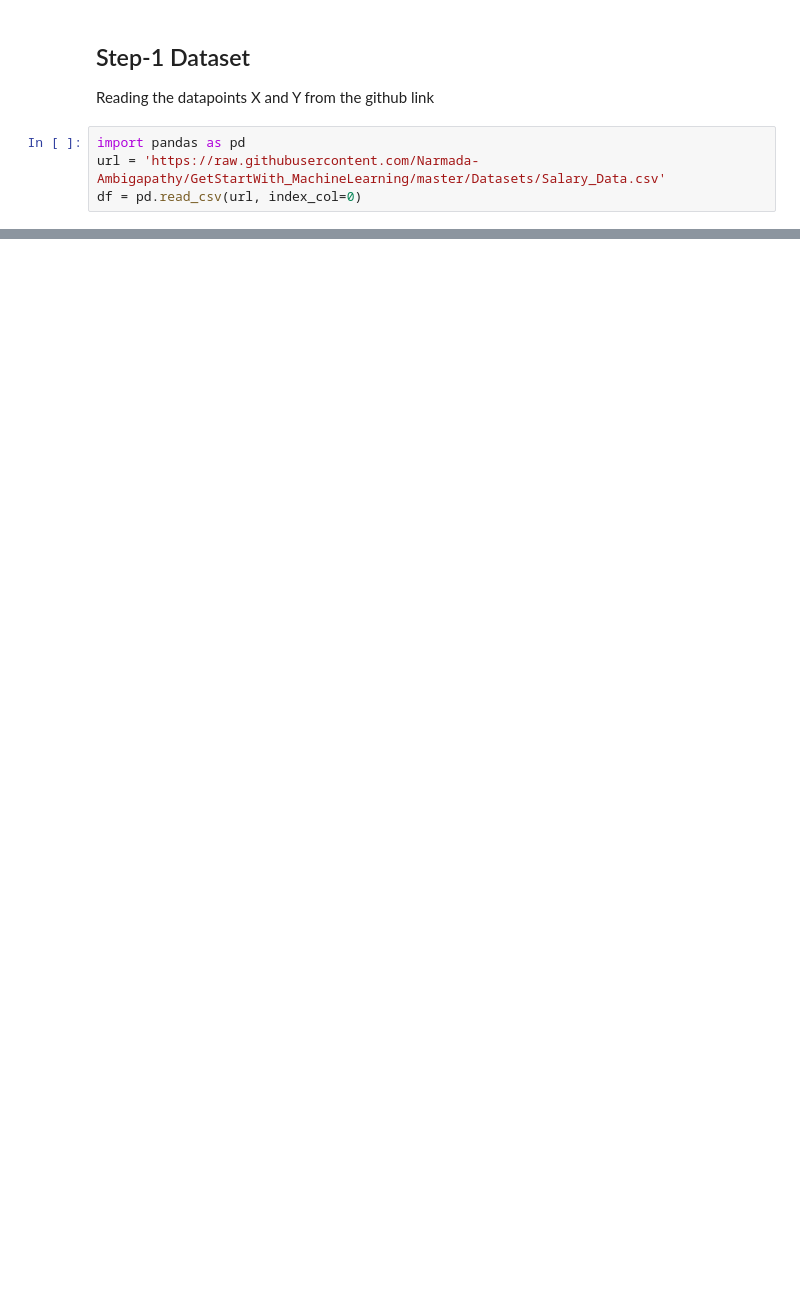
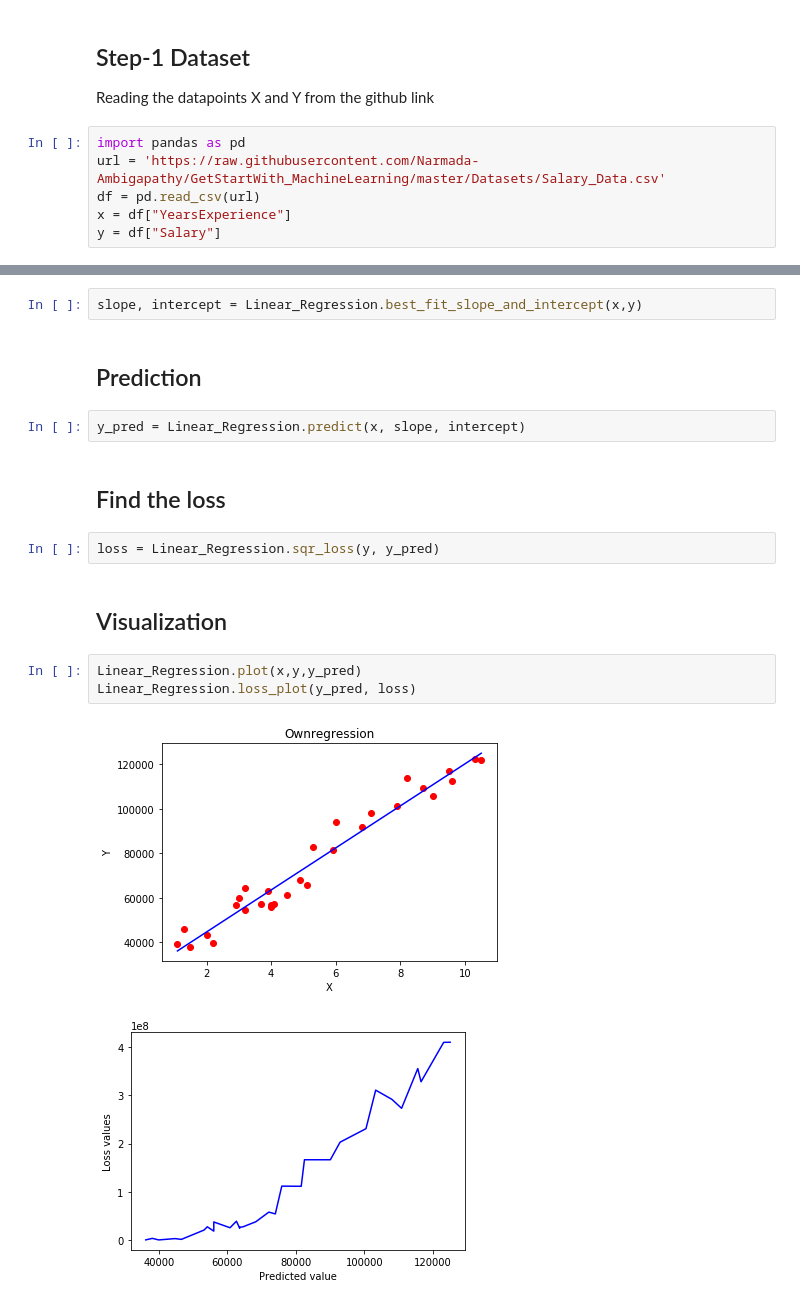
Before and after one commit to Infinity-ops/GetStartWith_MachineLearning, a Jupyter notebook: Supervised_MachineLearning/Regression/Linear_Regression.ipynb, the cells around one changed output, grey strips where cells are left out. Cells and saved outputs as stored; diff of their text form; blank space fills up the shorter version.

```diff
--- a/Supervised_MachineLearning/Regression/Linear_Regression.ipynb
+++ b/Supervised_MachineLearning/Regression/Linear_Regression.ipynb
@@ -4,4 +4,6 @@ Reading the datapoints X and Y from the github link
 # %%
 import pandas as pd
 url = 'https://raw.githubusercontent.com/Narmada-Ambigapathy/GetStartWith_MachineLearning/master/Datasets/Salary_Data.csv'
-df = pd.read_csv(url, index_col=0)
+df = pd.read_csv(url)
+x = df["YearsExperience"]
+y = df["Salary"]
@@ -26,0 +12,18 @@ df = pd.read_csv(url, index_col=0)
+# %%
+slope, intercept = Linear_Regression.best_fit_slope_and_intercept(x,y)
+# %% [markdown]
+## Prediction
+# %%
+y_pred = Linear_Regression.predict(x, slope, intercept)
+# %% [markdown]
+## Find the loss
+# %%
+loss = Linear_Regression.sqr_loss(y, y_pred)
+# %% [markdown]
+## Visualization
+# %%
+Linear_Regression.plot(x,y,y_pred)
+Linear_Regression.loss_plot(y_pred, loss)
+# %% [output]
+[figure, added]
+[figure, added]
```
Also changed, not shown: parts of 11 cells of this notebook.
